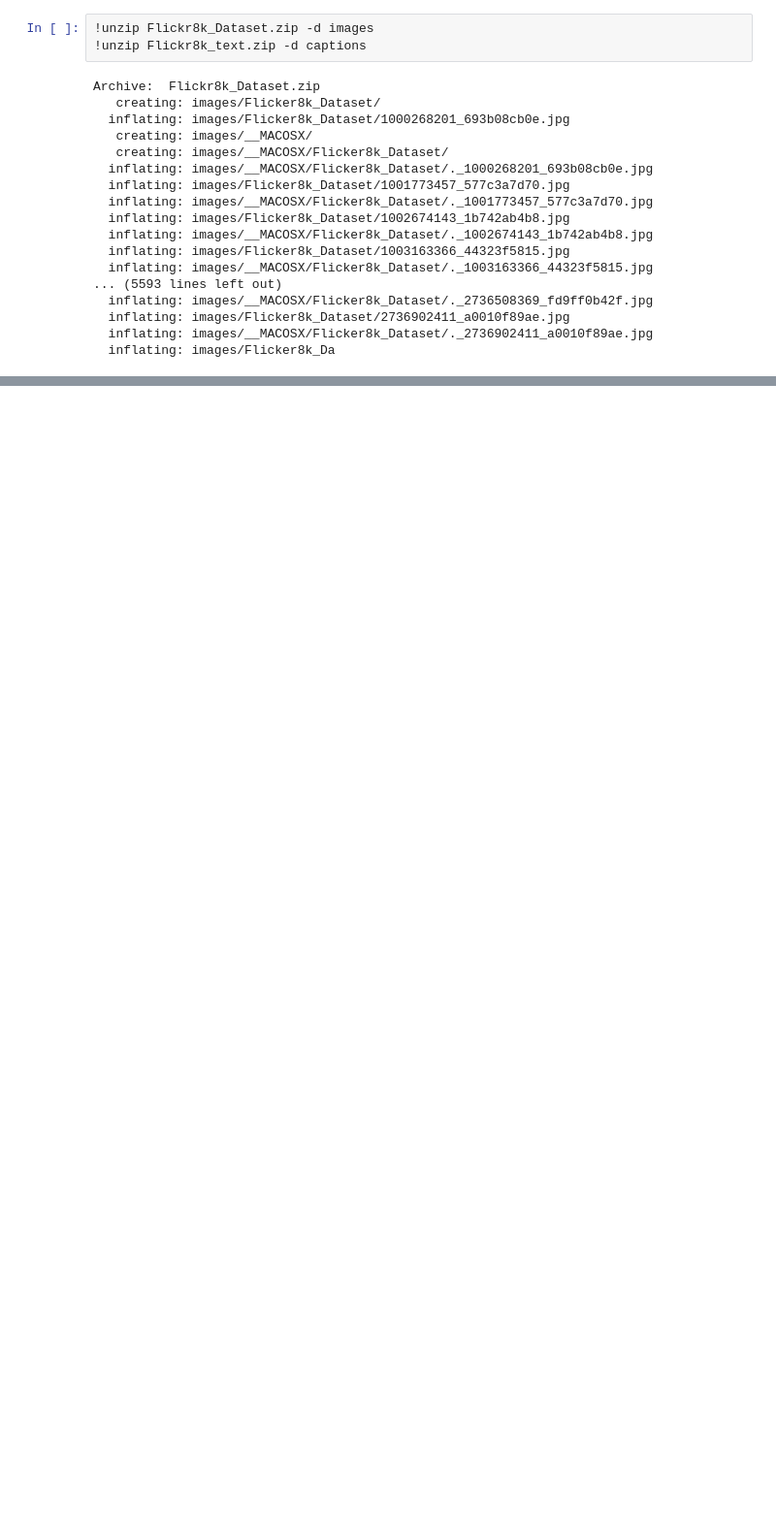
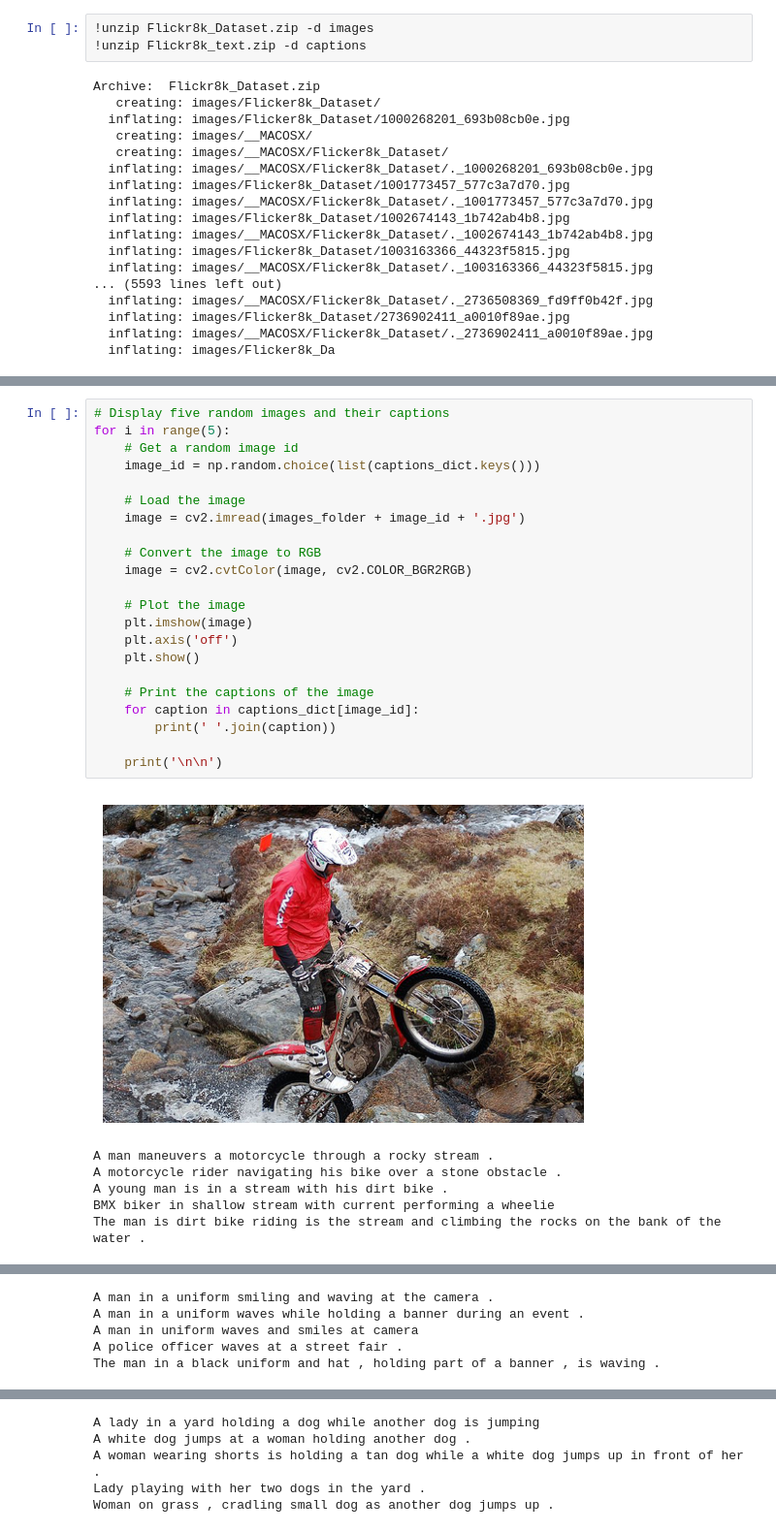
Before and after one commit to alokamgnaneswarasai/Image-Captioning, a Jupyter notebook: main.ipynb, the cells around one changed output, grey strips where cells are left out. Shown at 97% size. Saved outputs shown, nothing was run; the diff lists cells and outputs as text; blank space fills up the shorter version.

```diff
--- a/main.ipynb
+++ b/main.ipynb
@@ -42,0 +140,29 @@ Archive:  Flickr8k_Dataset.zip
+# %%
+# Display five random images and their captions
+for i in range(5):
+    # Get a random image id
+    image_id = np.random.choice(list(captions_dict.keys()))
+
+    # Load the image
+    image = cv2.imread(images_folder + image_id + '.jpg')
+
+    # Convert the image to RGB
+    image = cv2.cvtColor(image, cv2.COLOR_BGR2RGB)
+
+    # Plot the image
+    plt.imshow(image)
+    plt.axis('off')
+    plt.show()
+
+    # Print the captions of the image
+    for caption in captions_dict[image_id]:
+        print(' '.join(caption))
+
+    print('\n\n')
+# %% [output]
+[figure, added]
+A man maneuvers a motorcycle through a rocky stream .
+A motorcycle rider navigating his bike over a stone obstacle .
+A young man is in a stream with his dirt bike .
+BMX biker in shallow stream with current performing a wheelie
+The man is dirt bike riding is the stream and climbing the rocks on the bank of the water .
@@ -42,0 +170,5 @@ Archive:  Flickr8k_Dataset.zip
+A man in a uniform smiling and waving at the camera .
+A man in a uniform waves while holding a banner during an event .
+A man in uniform waves and smiles at camera
+A police officer waves at a street fair .
+The man in a black uniform and hat , holding part of a banner , is waving .
@@ -42,0 +176,5 @@ Archive:  Flickr8k_Dataset.zip
+A lady in a yard holding a dog while another dog is jumping
+A white dog jumps at a woman holding another dog .
+A woman wearing shorts is holding a tan dog while a white dog jumps up in front of her .
+Lady playing with her two dogs in the yard .
+Woman on grass , cradling small dog as another dog jumps up .
```
Also changed, not shown: parts of 7 cells of this notebook.
